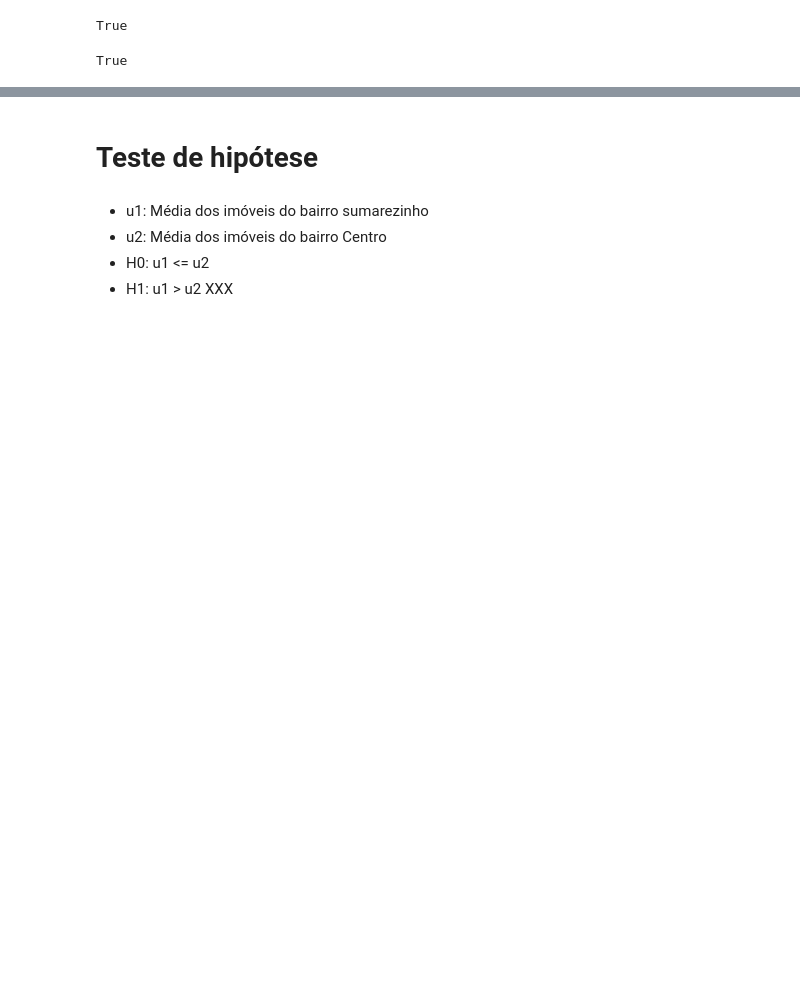
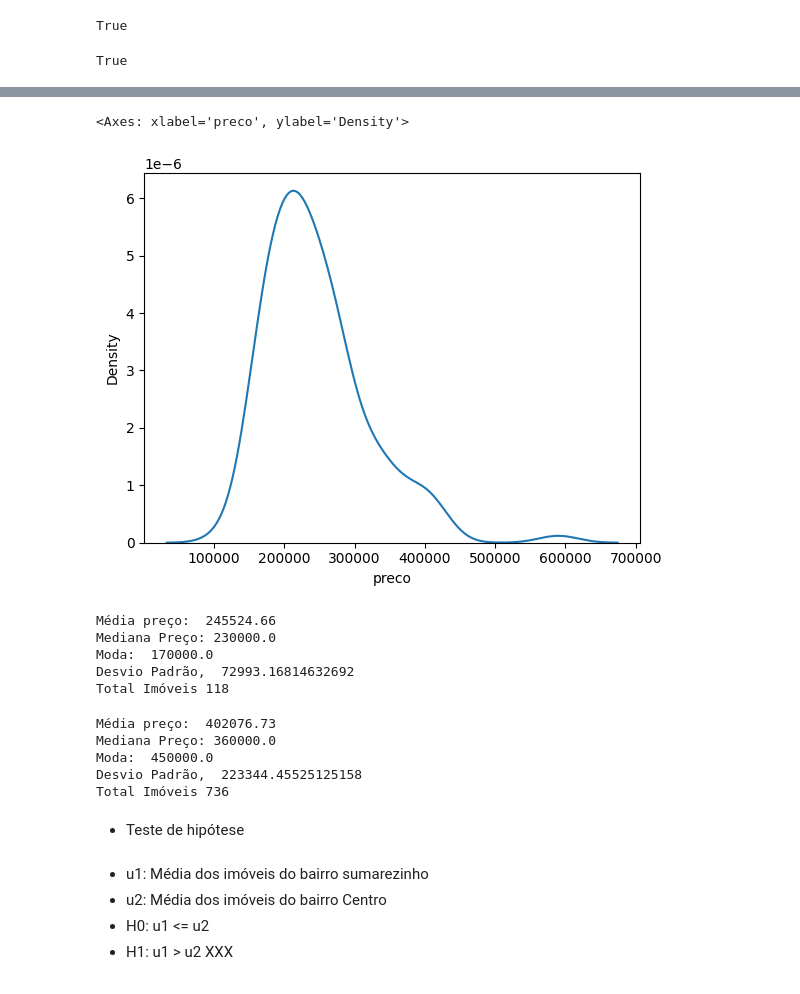
Before and after one commit to rodrigorocha1/extracao_viva_real_selenium, a Jupyter notebook: notebooks_exemplo/visualizacaov2.ipynb, the cells around one changed output, grey strips where cells are left out. Cells and saved outputs as stored; diff of their text form; code cells hidden in the pictures; blank space fills up the shorter version.

```diff
--- a/notebooks_exemplo/visualizacaov2.ipynb
+++ b/notebooks_exemplo/visualizacaov2.ipynb
@@ -109,5 +138,26 @@ df_teste_normalidade.nlargest(10, columns=['desvio_padrao'])
+# %%
+sns.kdeplot(dados_sumarezinho, x='preco')
+# %% [output]
+<Axes: xlabel='preco', ylabel='Density'>
+[figure, added]
+# %%
+obter_estatistica(dados_sumarezinho)
+# %% [output]
+Média preço:  245524.66
+Mediana Preço: 230000.0
+Moda:  170000.0
+Desvio Padrão,  72993.16814632692
+Total Imóveis 118
+# %%
+obter_estatistica(dados_centro)
+# %% [output]
+Média preço:  402076.73
+Mediana Preço: 360000.0
+Moda:  450000.0
+Desvio Padrão,  223344.45525125158
+Total Imóveis 736
 # %% [markdown]
-# Teste de hipótese
+ - Teste de hipótese
 # %% [markdown]
 <ul>
     <li>u1: Média dos imóveis do bairro sumarezinho </li>
```
Also changed, not shown: parts of 22 cells of this notebook.
